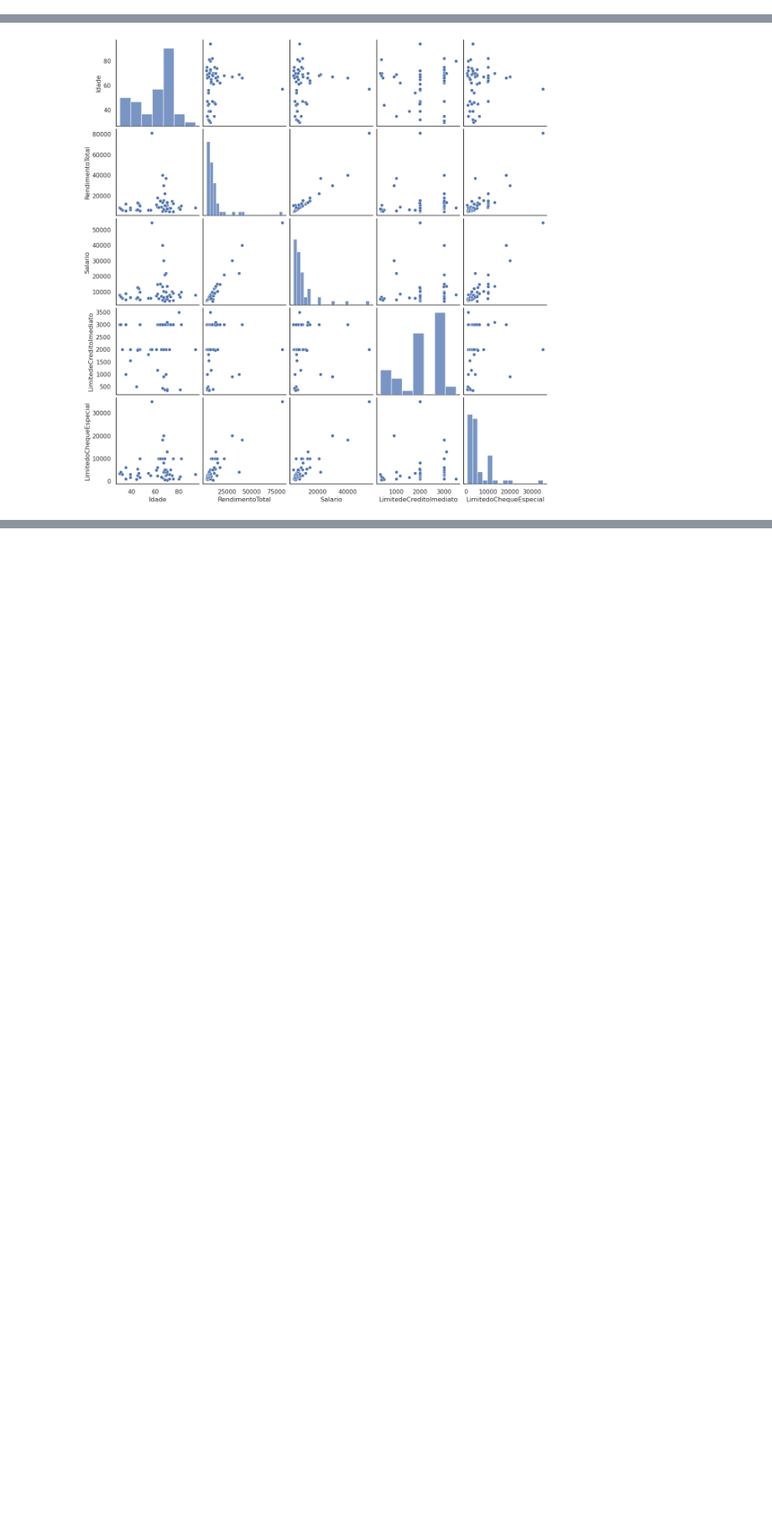
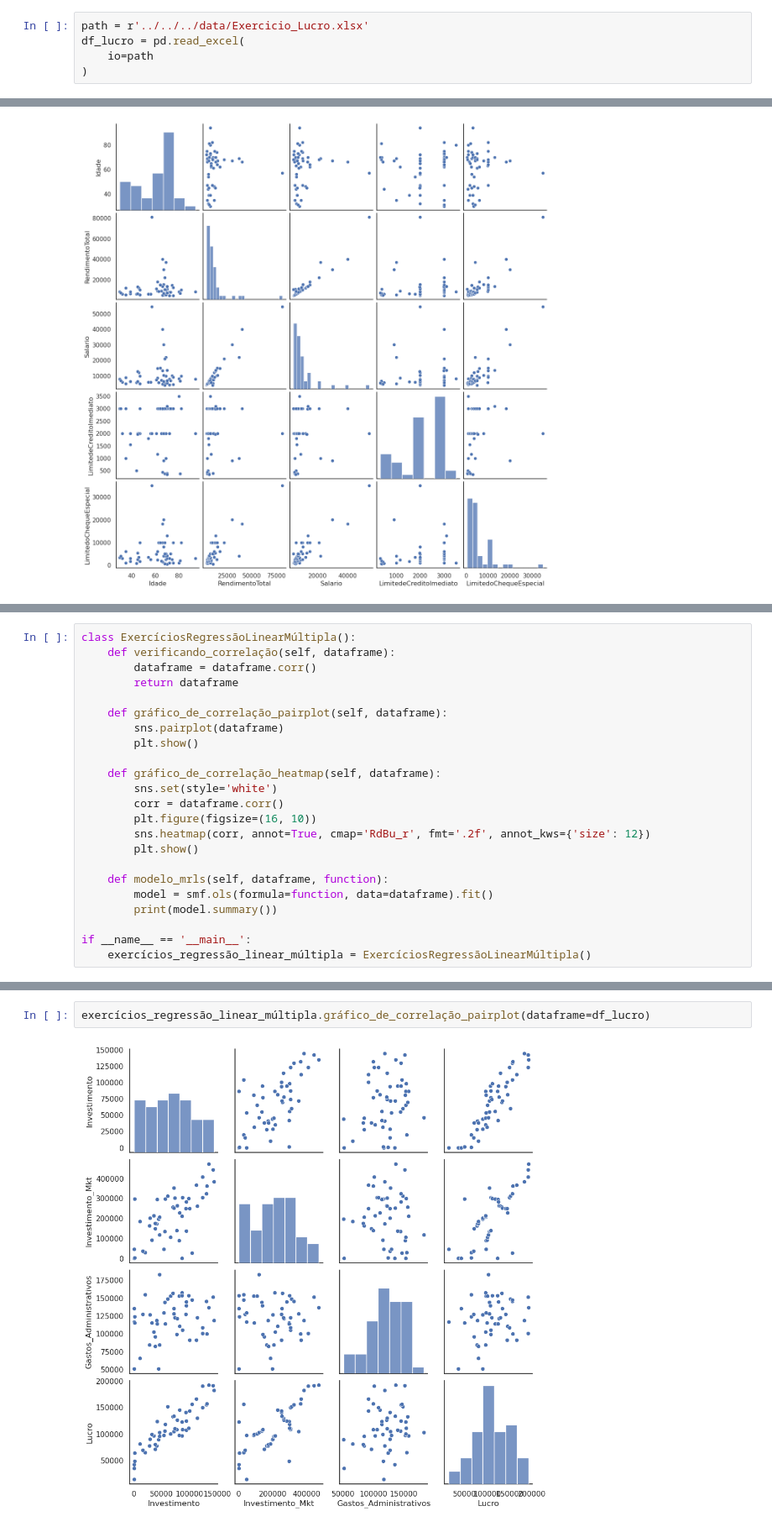
Before and after one commit to SamuelBarbosaDev/DataExpert, a Jupyter notebook: core/core/slots/7/main.ipynb, the cells around one changed output, grey strips where cells are left out. Shown at 84% size. Drawn from its saved outputs; the diff is of its cells as text; blank space fills up the shorter version.

```diff
--- a/core/core/slots/7/main.ipynb
+++ b/core/core/slots/7/main.ipynb
@@ -64,0 +67,5 @@ display(df_limite.head())
+# %%
+path = r'../../../data/Exercicio_Lucro.xlsx'
+df_lucro = pd.read_excel(
+    io=path
+)
@@ -527,0 +580,23 @@ strong multicollinearity or other numerical problems.
+# %%
+class ExercíciosRegressãoLinearMúltipla():
+    def verificando_correlação(self, dataframe):
+        dataframe = dataframe.corr()
+        return dataframe
+
+    def gráfico_de_correlação_pairplot(self, dataframe):
+        sns.pairplot(dataframe)
+        plt.show()
+
+    def gráfico_de_correlação_heatmap(self, dataframe):
+        sns.set(style='white')
+        corr = dataframe.corr()
+        plt.figure(figsize=(16, 10))
+        sns.heatmap(corr, annot=True, cmap='RdBu_r', fmt='.2f', annot_kws={'size': 12})
+        plt.show()
+
+    def modelo_mrls(self, dataframe, function):
+        model = smf.ols(formula=function, data=dataframe).fit()
+        print(model.summary())
+
+if __name__ == '__main__':
+    exercícios_regressão_linear_múltipla = ExercíciosRegressãoLinearMúltipla()
@@ -527,0 +622,4 @@ strong multicollinearity or other numerical problems.
+# %%
+exercícios_regressão_linear_múltipla.gráfico_de_correlação_pairplot(dataframe=df_lucro)
+# %% [output]
+[figure, added]
```
Also changed, not shown: parts of 46 cells of this notebook, 3 other files.
